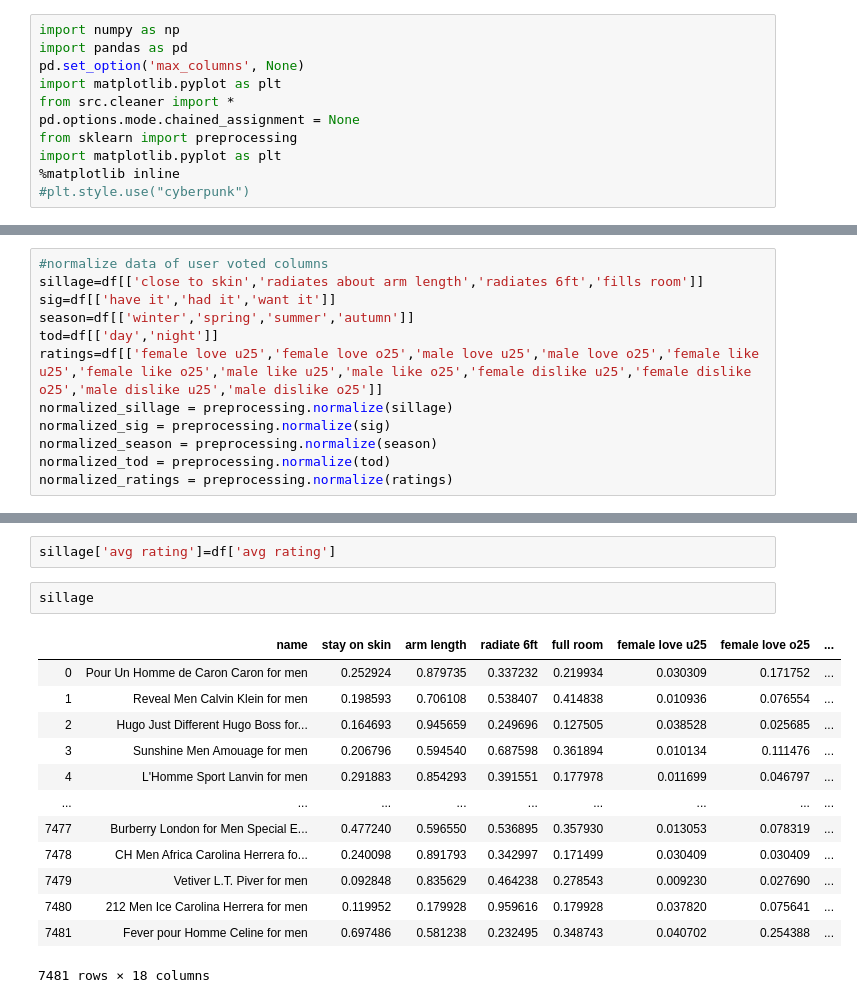
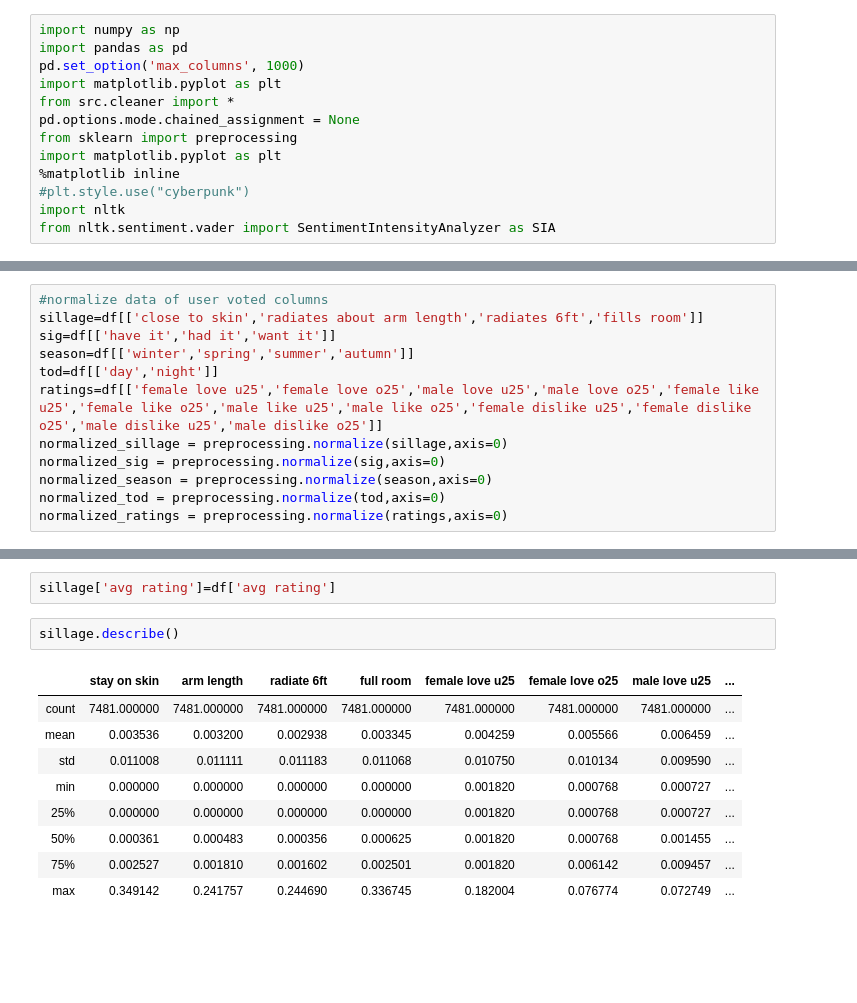
Before and after one commit to josephshanks/CologneRecommender, a Jupyter notebook: eda2.ipynb, the cells around one changed output, grey strips where cells are left out. Drawn from its saved outputs; the diff is of its cells as text; blank space fills up the shorter version.

```diff
--- a/eda2.ipynb
+++ b/eda2.ipynb
@@ -1,7 +1,7 @@
 # %%
 import numpy as np
 import pandas as pd
-pd.set_option('max_columns', None)
+pd.set_option('max_columns', 1000)
 import matplotlib.pyplot as plt
 from src.cleaner import *
 pd.options.mode.chained_assignment = None
@@ -9,6 +9,8 @@ from sklearn import preprocessing
 import matplotlib.pyplot as plt
 %matplotlib inline
 #plt.style.use("cyberpunk")
+import nltk
+from nltk.sentiment.vader import SentimentIntensityAnalyzer as SIA
 # %%
 df=pd.read_csv('data/first_mens_scrape8660.csv')
 # %%
@@ -30,11 +32,11 @@ sig=df[['have it','had it','want it']]
 season=df[['winter','spring','summer','autumn']]
 tod=df[['day','night']]
 ratings=df[['female love u25','female love o25','male love u25','male love o25','female like u25','female like o25','male like u25','male like o25','female dislike u25','female dislike o25','male dislike u25','male dislike o25']]
-normalized_sillage = preprocessing.normalize(sillage)
-normalized_sig = preprocessing.normalize(sig)
-normalized_season = preprocessing.normalize(season)
-normalized_tod = preprocessing.normalize(tod)
-normalized_ratings = preprocessing.normalize(ratings)
+normalized_sillage = preprocessing.normalize(sillage,axis=0)
+normalized_sig = preprocessing.normalize(sig,axis=0)
+normalized_season = preprocessing.normalize(season,axis=0)
+normalized_tod = preprocessing.normalize(tod,axis=0)
+normalized_ratings = preprocessing.normalize(ratings,axis=0)
 # %%
 sillage=pd.DataFrame()
 # %%
@@ -62,18 +64,14 @@ sillage['male dislike o25']=normalized_ratings[:,11]
 # %%
 sillage['avg rating']=df['avg rating']
 # %%
-sillage
+sillage.describe()
 # %% [output]
-|  | name | stay on skin | arm length | radiate 6ft | full room | female love u25 | female love o25 | ... |
-| 0 | Pour Un Homme de Caron Caron for men | 0.252924 | 0.879735 | 0.337232 | 0.219934 | 0.030309 | 0.171752 | ... |
-| 1 | Reveal Men Calvin Klein for men | 0.198593 | 0.706108 | 0.538407 | 0.414838 | 0.010936 | 0.076554 | ... |
-| 2 | Hugo Just Different Hugo Boss for... | 0.164693 | 0.945659 | 0.249696 | 0.127505 | 0.038528 | 0.025685 | ... |
-| 3 | Sunshine Men Amouage for men | 0.206796 | 0.594540 | 0.687598 | 0.361894 | 0.010134 | 0.111476 | ... |
-| 4 | L'Homme Sport Lanvin for men | 0.291883 | 0.854293 | 0.391551 | 0.177978 | 0.011699 | 0.046797 | ... |
-| ... | ... | ... | ... | ... | ... | ... | ... | ... |
-| 7477 | Burberry London for Men Special E... | 0.477240 | 0.596550 | 0.536895 | 0.357930 | 0.013053 | 0.078319 | ... |
-| 7478 | CH Men Africa Carolina Herrera fo... | 0.240098 | 0.891793 | 0.342997 | 0.171499 | 0.030409 | 0.030409 | ... |
-| 7479 | Vetiver L.T. Piver for men | 0.092848 | 0.835629 | 0.464238 | 0.278543 | 0.009230 | 0.027690 | ... |
-| 7480 | 212 Men Ice Carolina Herrera for men | 0.119952 | 0.179928 | 0.959616 | 0.179928 | 0.037820 | 0.075641 | ... |
-| 7481 | Fever pour Homme Celine for men | 0.697486 | 0.581238 | 0.232495 | 0.348743 | 0.040702 | 0.254388 | ... |
+|  | stay on skin | arm length | radiate 6ft | full room | female love u25 | female love o25 | male love u25 | ... |
+| count | 7481.000000 | 7481.000000 | 7481.000000 | 7481.000000 | 7481.000000 | 7481.000000 | 7481.000000 | ... |
+| mean | 0.003536 | 0.003200 | 0.002938 | 0.003345 | 0.004259 | 0.005566 | 0.006459 | ... |
+| std | 0.011008 | 0.011111 | 0.011183 | 0.011068 | 0.010750 | 0.010134 | 0.009590 | ... |
+| min | 0.000000 | 0.000000 | 0.000000 | 0.000000 | 0.001820 | 0.000768 | 0.000727 | ... |
+| 25% | 0.000000 | 0.000000 | 0.000000 | 0.000000 | 0.001820 | 0.000768 | 0.000727 | ... |
+| 50% | 0.000361 | 0.000483 | 0.000356 | 0.000625 | 0.001820 | 0.000768 | 0.001455 | ... |
+| 75% | 0.002527 | 0.001810 | 0.001602 | 0.002501 | 0.001820 | 0.006142 | 0.009457 | ... |
+| max | 0.349142 | 0.241757 | 0.244690 | 0.336745 | 0.182004 | 0.076774 | 0.072749 | ... |
-7481 rows × 18 columns
```
Also changed, not shown: parts of 34 cells of this notebook, 2 other files.
